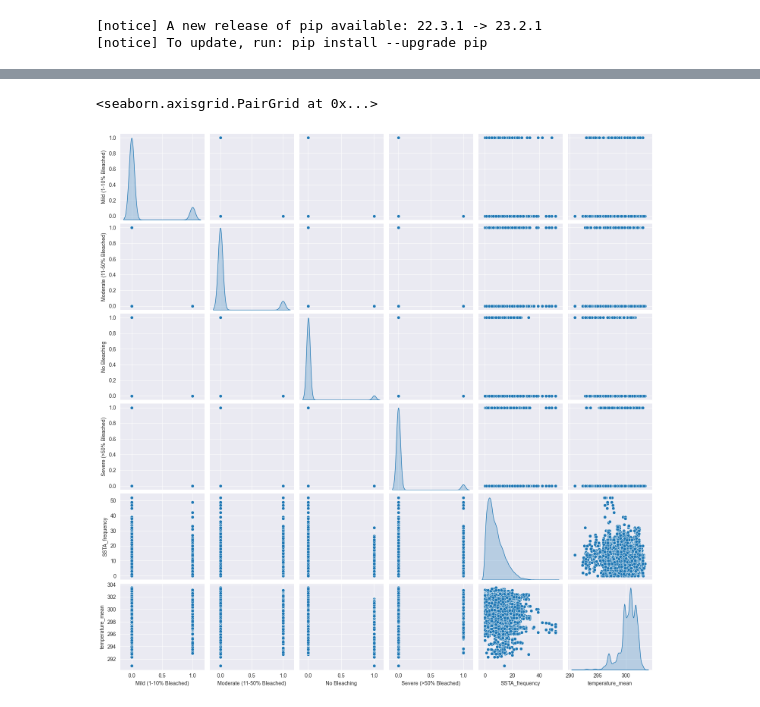
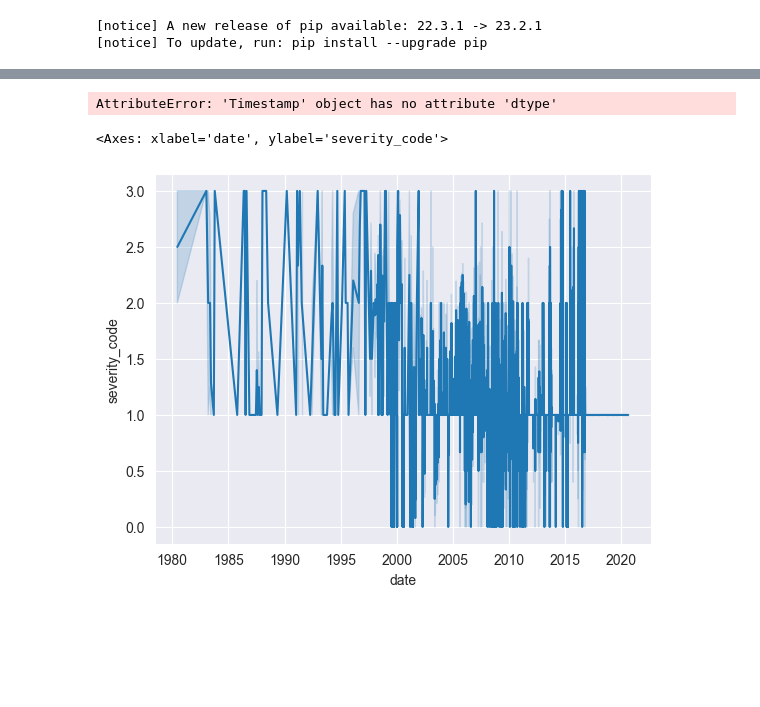
Before and after one commit to S-Romberg/ocean_temp_prediction, a Jupyter notebook: Linear Regression - Predicting Coral Bleaching/linear_regression.ipynb, the cells around one changed output, grey strips where cells are left out. Saved outputs shown, nothing was run; the diff lists cells and outputs as text; code cells hidden in the pictures; blank space fills up the shorter version.

Commit message:
starting to thin out the data and play with what columns will be best for regression

```diff
--- a/Linear Regression - Predicting Coral Bleaching/linear_regression.ipynb
+++ b/Linear Regression - Predicting Coral Bleaching/linear_regression.ipynb
@@ -88,5 +95,28 @@ Severe (>50% Bleached)                     0
 dtype: int64
 # %%
 dataset = dataset.dropna()
+# 'date', 'bleaching_level', 'depth_meters', 'clim_SST', 'temperature_kelvin','temperature_mean','temperature_maximum','temperature_minimum','temperature_kelvin_standard_deviation',	'SSTA_standard_deviation','SSTA_mean','SSTA_minimum','SSTA_maximum','SSTA_frequency','SSTA_frequency_standard_deviation','SSTA_frequency_max','SSTA_frequency_mean','SSTA_DHW','SSTA_DHW_standard_deviation','SSTA_DHWMax','SSTA_DHW_mean','TSA','TSA_standard_deviation','TSA_minimum','TSA_maximum','TSA_mean','TSA_frequency','TSA_frequency_standard_deviation','TSA_frequency_max','TSA_frequency_mean','TSA_DHW','TSA_DHW_standard_deviation','TSA_DHW_max','TSA_DHW_mean','severity_code']
+
+dataset['depth_meters'] = dataset['depth_meters'].astype(np.int64)
+dataset['severity_code'] = dataset['severity_code'].astype(np.int64)
+dataset['date'] = dataset['date'].astype(np.datetime64)
+# dataset['clim_SST'] = dataset['clim_SST'].astype(np.float32)
+# dataset['temperature_kelvin'] = dataset['temperature_kelvin'].astype(np.float32)
+# dataset['temperature_maximum'] = dataset['temperature_maximum'].astype(np.float32)
+# dataset['temperature_minimum'] = dataset['temperature_minimum'].astype(np.float32)
+# dataset['temperature_kelvin_standard_deviation'] = dataset['temperature_kelvin_standard_deviation'].astype(np.float32)
+# dataset['SSTA_standard_deviation'] = dataset['SSTA_standard_deviation'].astype(np.float32)
+# dataset['SSTA_mean'] = dataset['SSTA_mean'].astype(np.float32)
+# dataset['SSTA_minimum'] = dataset['SSTA_minimum'].astype(np.float32)
+# dataset['SSTA_maximum'] = dataset['SSTA_maximum'].astype(np.float32)
+# dataset['SSTA_frequency'] = dataset['SSTA_frequency'].astype(np.float32)
+# dataset['SSTA_frequency_standard_deviation'] = dataset['SSTA_frequency_standard_deviation'].astype(np.float32)
+# dataset['SSTA_frequency_max'] = dataset['SSTA_frequency_max'].astype(np.float32)
+# dataset['SSTA_frequency_mean'] = dataset['SSTA_frequency_mean'].astype(np.float32)
+# dataset['SSTA_DHW'] = dataset['SSTA_DHW'].astype(np.float32)
+# dataset['SSTA_DHW_standard_deviation'] = dataset['SSTA_DHW_standard_deviation'].astype(np.float32)
+# dataset['SSTA_DHWMax'] = dataset['SSTA_DHWMax'].astype(np.float32)
+# dataset['SSTA_DHW_mean'] = dataset['SSTA_DHW_mean'].astype(np.float32)
+# dataset['TSA'] = dataset['TSA'].astype(np.float32)
 dataset
 # %% [output]
@@ -106,11 +124,31 @@ dataset
 # %%
 train_dataset = dataset.sample(frac=0.8, random_state=0)
 test_dataset = dataset.drop(train_dataset.index)
+# %%
+train_dataset['date'][0].dtype
+# %% [output]
+AttributeError: 'Timestamp' object has no attribute 'dtype'
 # %%
-sns.pairplot(train_dataset[['Mild (1-10% Bleached)', 'Moderate (11-50% Bleached)', 'No Bleaching', 'Severe (>50% Bleached)', 'SSTA_frequency', 'temperature_mean', 'date']], diag_kind='kde')
+# sns.pairplot(train_dataset[['date', 'severity_code', 'depth_meters', 'temperature_mean', 'TSA', 'clim_SST', 'SSTA_DHW']], diag_kind='kde')
+# a = sns.lmplot(
+#     data=train_dataset,
+#     x="SSTA_DHW", y="clim_SST", hue="severity_code",
+#     height=5
+# )
+# b = sns.lmplot(
+#   data=train_dataset,
+#   x="SSTA_DHW", y="clim_SST", hue="severity_code",
+#   height=5
+# )
+# c = sns.lmplot(
+#   data=train_dataset,
+#   x="date", y="temperature_mean", hue="severity_code",
+#   height=5
+# )
+sns.lineplot(x = "date", y = "severity_code", data = train_dataset)
 # %% [output]
-<seaborn.axisgrid.PairGrid at 0x...>
+<Axes: xlabel='date', ylabel='severity_code'>
-[figure, old version]
+[figure, new version]
 # %%
 train_features = train_dataset.copy()
 test_features = test_dataset.copy()
```
Also changed, not shown: parts of 7 cells of this notebook, 3 other files.
